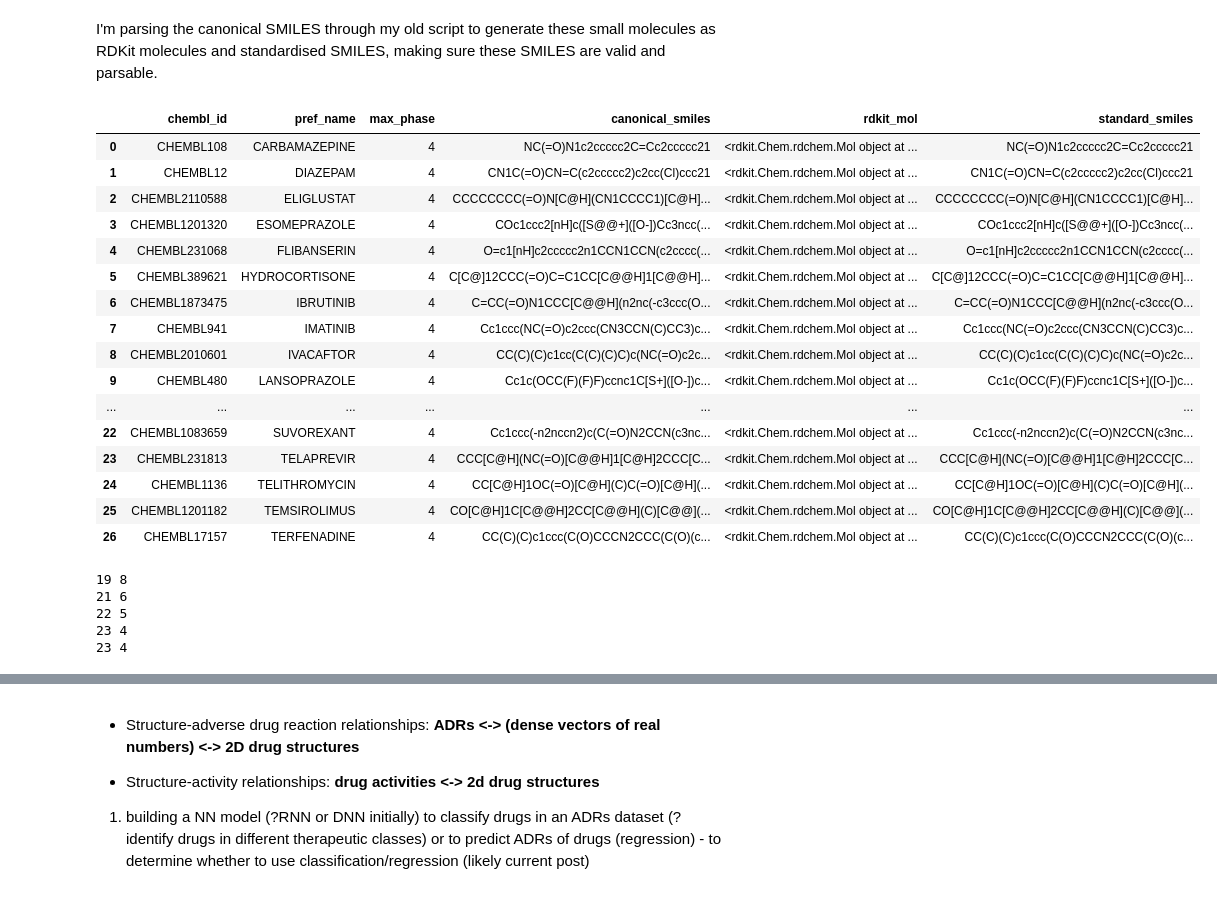
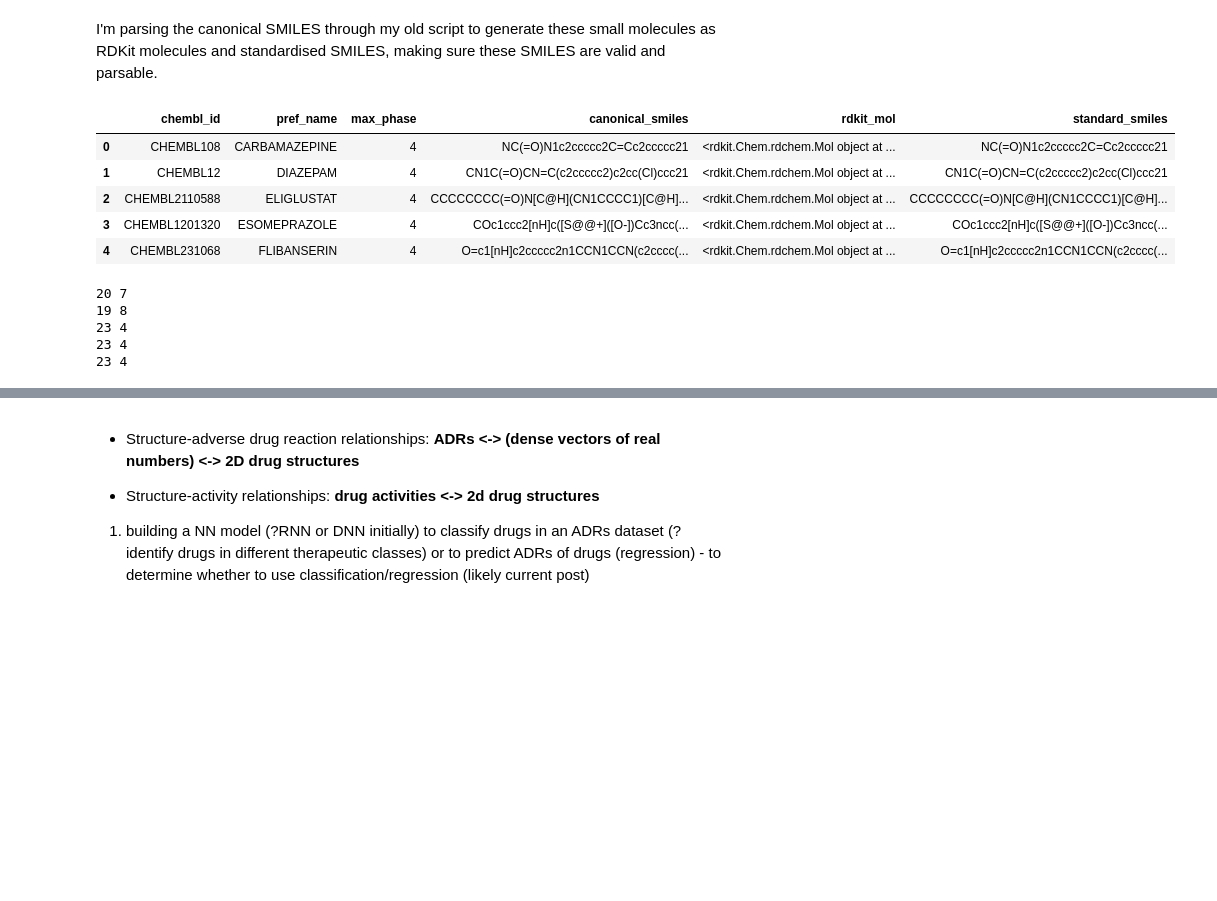
Before and after one commit to jhylin/Adverse_drug_reactions, a Jupyter notebook: ADR_test.ipynb, the cells around one changed output, grey strips where cells are left out. Saved outputs shown, nothing was run; the diff lists cells and outputs as text; code cells hidden in the pictures; blank space fills up the shorter version.

```diff
--- a/ADR_test.ipynb
+++ b/ADR_test.ipynb
@@ -23,6 +25,7 @@ For drug with astericks marked in "notes" column, see data notes under "Exceptio
 # %%
 # drop some columns
 df = data.drop([
+    "notes",
     "first_ref",
     "second_ref",
     "date_checked"
@@ -124,45 +118,34 @@ def preprocess(row):
     mol = dm.standardize_mol(
         mol,
         # Switch on to disconnect metal ions
         disconnect_metals=True,
         normalize=True,
         reionize=True,
         # Switch on "uncharge" to neutralise charges
         uncharge=True,
         # Taking care of stereochemistries of compounds
         # Note: this uses the older approach of "AssignStereochemistry()" from RDKit
         # https://github.com/datamol-io/datamol/blob/main/datamol/mol.py#L488
         stereo=True,
     )
 
     # Adding following rows of different molecular representations
     row["rdkit_mol"] = dm.to_mol(mol)
     row["standard_smiles"] = dm.standardize_smiles(dm.to_smiles(mol))
     #row["selfies"] = dm.to_selfies(mol)
     #row["inchi"] = dm.to_inchi(mol)
     #row["inchikey"] = dm.to_inchikey(mol)
     return row
 
 df_s3a4 = df_s.apply(preprocess, axis = 1)
-df_s3a4
+df_s3a4.head()
 # %% [output]
 |  | chembl_id | pref_name | max_phase | canonical_smiles | rdkit_mol | standard_smiles |
 | 0 | CHEMBL108 | CARBAMAZEPINE | 4 | NC(=O)N1c2ccccc2C=Cc2ccccc21 | <rdkit.Chem.rdchem.Mol object at ... | NC(=O)N1c2ccccc2C=Cc2ccccc21 |
 | 1 | CHEMBL12 | DIAZEPAM | 4 | CN1C(=O)CN=C(c2ccccc2)c2cc(Cl)ccc21 | <rdkit.Chem.rdchem.Mol object at ... | CN1C(=O)CN=C(c2ccccc2)c2cc(Cl)ccc21 |
 | 2 | CHEMBL2110588 | ELIGLUSTAT | 4 | CCCCCCCC(=O)N[C@H](CN1CCCC1)[C@H]... | <rdkit.Chem.rdchem.Mol object at ... | CCCCCCCC(=O)N[C@H](CN1CCCC1)[C@H]... |
 | 3 | CHEMBL1201320 | ESOMEPRAZOLE | 4 | COc1ccc2[nH]c([S@@+]([O-])Cc3ncc(... | <rdkit.Chem.rdchem.Mol object at ... | COc1ccc2[nH]c([S@@+]([O-])Cc3ncc(... |
 | 4 | CHEMBL231068 | FLIBANSERIN | 4 | O=c1[nH]c2ccccc2n1CCN1CCN(c2cccc(... | <rdkit.Chem.rdchem.Mol object at ... | O=c1[nH]c2ccccc2n1CCN1CCN(c2cccc(... |
-| 5 | CHEMBL389621 | HYDROCORTISONE | 4 | C[C@]12CCC(=O)C=C1CC[C@@H]1[C@@H]... | <rdkit.Chem.rdchem.Mol object at ... | C[C@]12CCC(=O)C=C1CC[C@@H]1[C@@H]... |
-| 6 | CHEMBL1873475 | IBRUTINIB | 4 | C=CC(=O)N1CCC[C@@H](n2nc(-c3ccc(O... | <rdkit.Chem.rdchem.Mol object at ... | C=CC(=O)N1CCC[C@@H](n2nc(-c3ccc(O... |
-| 7 | CHEMBL941 | IMATINIB | 4 | Cc1ccc(NC(=O)c2ccc(CN3CCN(C)CC3)c... | <rdkit.Chem.rdchem.Mol object at ... | Cc1ccc(NC(=O)c2ccc(CN3CCN(C)CC3)c... |
-| 8 | CHEMBL2010601 | IVACAFTOR | 4 | CC(C)(C)c1cc(C(C)(C)C)c(NC(=O)c2c... | <rdkit.Chem.rdchem.Mol object at ... | CC(C)(C)c1cc(C(C)(C)C)c(NC(=O)c2c... |
-| 9 | CHEMBL480 | LANSOPRAZOLE | 4 | Cc1c(OCC(F)(F)F)ccnc1C[S+]([O-])c... | <rdkit.Chem.rdchem.Mol object at ... | Cc1c(OCC(F)(F)F)ccnc1C[S+]([O-])c... |
-| ... | ... | ... | ... | ... | ... | ... |
-| 22 | CHEMBL1083659 | SUVOREXANT | 4 | Cc1ccc(-n2nccn2)c(C(=O)N2CCN(c3nc... | <rdkit.Chem.rdchem.Mol object at ... | Cc1ccc(-n2nccn2)c(C(=O)N2CCN(c3nc... |
-| 23 | CHEMBL231813 | TELAPREVIR | 4 | CCC[C@H](NC(=O)[C@@H]1[C@H]2CCC[C... | <rdkit.Chem.rdchem.Mol object at ... | CCC[C@H](NC(=O)[C@@H]1[C@H]2CCC[C... |
-| 24 | CHEMBL1136 | TELITHROMYCIN | 4 | CC[C@H]1OC(=O)[C@H](C)C(=O)[C@H](... | <rdkit.Chem.rdchem.Mol object at ... | CC[C@H]1OC(=O)[C@H](C)C(=O)[C@H](... |
-| 25 | CHEMBL1201182 | TEMSIROLIMUS | 4 | CO[C@H]1C[C@@H]2CC[C@@H](C)[C@@](... | <rdkit.Chem.rdchem.Mol object at ... | CO[C@H]1C[C@@H]2CC[C@@H](C)[C@@](... |
-| 26 | CHEMBL17157 | TERFENADINE | 4 | CC(C)(C)c1ccc(C(O)CCCN2CCC(C(O)(c... | <rdkit.Chem.rdchem.Mol object at ... | CC(C)(C)c1ccc(C(O)CCCN2CCC(C(O)(c... |
 # %%
 ## Splitting data
 # random splits usually lead to overly optimistic models... testing molecules are too similar to traininig molecules
@@ -192,11 +175,11 @@ group_kfold_shuffle = uru.GroupKFoldShuffle(n_splits=5, shuffle=True)
 for train, test in group_kfold_shuffle.split(np.stack(df_s3a4.fp), df.adverse_drug_reactions, df_s3a4.butina_cluster):
     print(len(train),len(test))
 # %% [output]
+20 7
 19 8
-21 6
-22 5
 23 4
 23 4
+23 4
 # %%
 ## Figuring out locating train and test sets:
 
```
Also changed, not shown: parts of 23 cells of this notebook.
